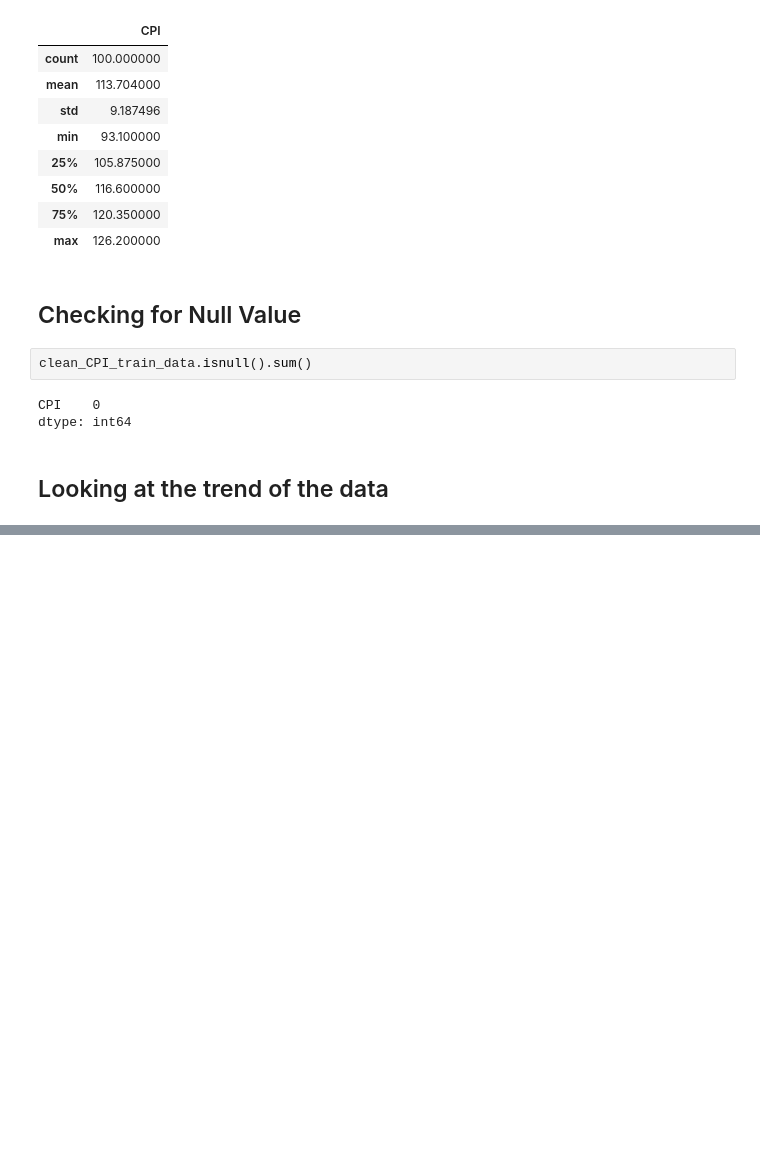
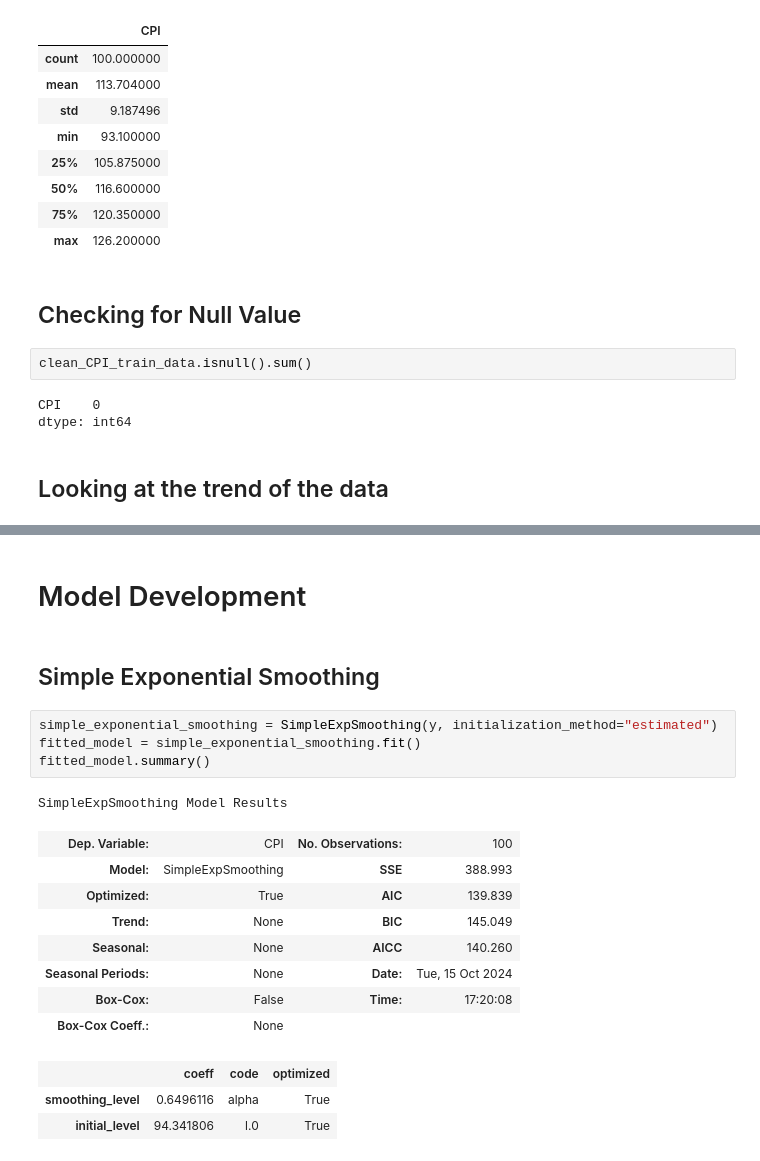
Before and after one commit to actonton/QBUS2820-Predictive_Analysis, a Jupyter notebook: A2/510575452_implementation.ipynb, the cells around one changed output, grey strips where cells are left out. Drawn from its saved outputs; the diff is of its cells as text; blank space fills up the shorter version.

```diff
--- a/A2/510575452_implementation.ipynb
+++ b/A2/510575452_implementation.ipynb
@@ -127,0 +133,21 @@ plt.show()
+# %% [markdown]
+# Model Development
+# %% [markdown]
+## Simple Exponential Smoothing
+# %%
+simple_exponential_smoothing = SimpleExpSmoothing(y, initialization_method="estimated")
+fitted_model = simple_exponential_smoothing.fit()
+fitted_model.summary()
+# %% [output]
+SimpleExpSmoothing Model Results
+| Dep. Variable: | CPI | No. Observations: | 100 |
+| Model: | SimpleExpSmoothing | SSE | 388.993 |
+| Optimized: | True | AIC | 139.839 |
+| Trend: | None | BIC | 145.049 |
+| Seasonal: | None | AICC | 140.260 |
+| Seasonal Periods: | None | Date: | Tue, 15 Oct 2024 |
+| Box-Cox: | False | Time: | 17:20:08 |
+| Box-Cox Coeff.: | None |  |  |
+|  | coeff | code | optimized |
+| smoothing_level | 0.6496116 | alpha | True |
+| initial_level | 94.341806 | l.0 | True |
```
Also changed, not shown: parts of 3 cells of this notebook, 2 other files.
